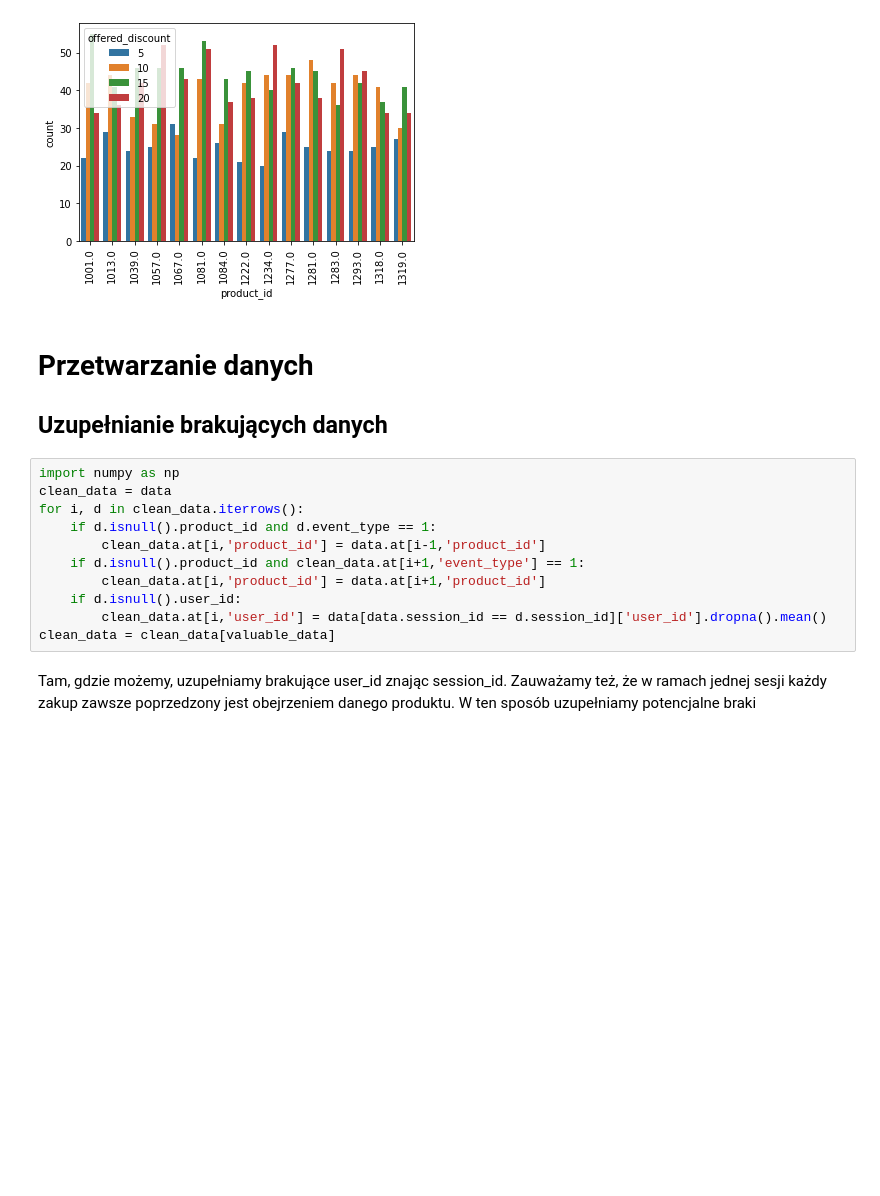
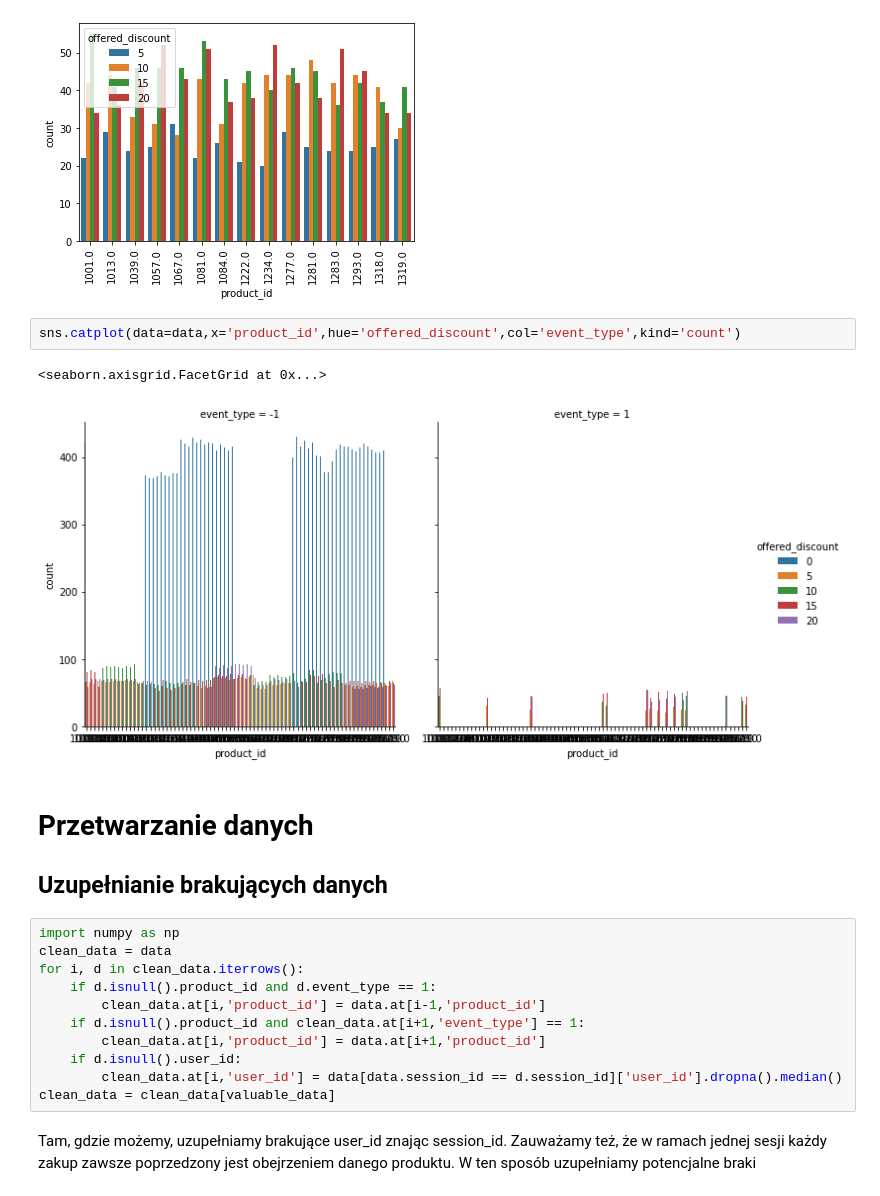
Before and after one commit to tiskus333/AI_discount_predicition, a Jupyter notebook: data_analysis_2.ipynb, the cells around one changed output. Cells and saved outputs as stored; diff of their text form; blank space fills up the shorter version.

```diff
--- a/data_analysis_2.ipynb
+++ b/data_analysis_2.ipynb
@@ -144,6 +147,11 @@ g_prod_disc
 # %% [output]
 <AxesSubplot:xlabel='product_id', ylabel='count'>
 [figure]
+# %%
+sns.catplot(data=data,x='product_id',hue='offered_discount',col='event_type',kind='count')
+# %% [output]
+<seaborn.axisgrid.FacetGrid at 0x...>
+[figure, added]
 # %% [markdown]
 # Przetwarzanie danych
 
@@ -157,7 +165,7 @@ for i, d in clean_data.iterrows():
     if d.isnull().product_id and clean_data.at[i+1,'event_type'] == 1:
         clean_data.at[i,'product_id'] = data.at[i+1,'product_id']
     if d.isnull().user_id:
-        clean_data.at[i,'user_id'] = data[data.session_id == d.session_id]['user_id'].dropna().mean()
+        clean_data.at[i,'user_id'] = data[data.session_id == d.session_id]['user_id'].dropna().median()
 clean_data = clean_data[valuable_data]
 # %% [markdown]
 Tam, gdzie możemy, uzupełniamy brakujące user_id znając session_id. Zauważamy też, że w ramach jednej sesji każdy zakup zawsze poprzedzony jest obejrzeniem danego produktu. W ten sposób uzupełniamy potencjalne braki
```
Also changed, not shown: parts of 6 cells of this notebook, 1 other file.
